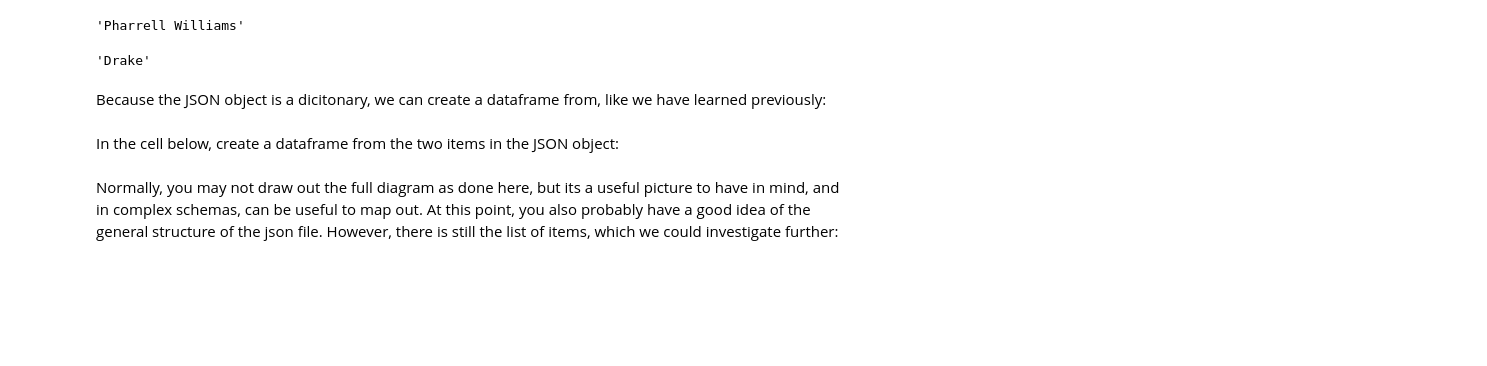
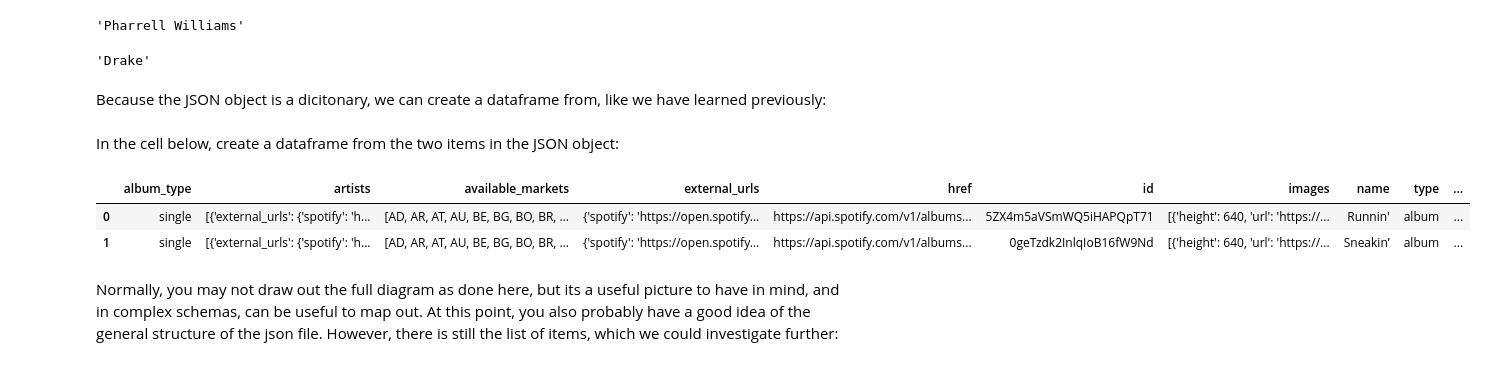
Before and after one commit to learn-co-students/json_apis_mongo_seattle-chicago-ds, a Jupyter notebook: json-api.ipynb, the cells around one changed output. Cells and saved outputs as stored; diff of their text form; code cells hidden in the pictures; blank space fills up the shorter version.

Commit message:
Add solution version of json-api

```diff
--- a/json-api.ipynb
+++ b/json-api.ipynb
@@ -146,6 +153,17 @@ Because the JSON object is a dicitonary, we can create a dataframe from, like we
 In the cell below, create a dataframe from the two items in the JSON object:
 # %%
 # Your code here
+# %%
+#__SOLUTION__
+import pandas as pd
+import numpy as np
+
+df = pd.DataFrame.from_dict(data['albums']['items'])
+df.head()
+# %% [output]
+|  | album_type | artists | available_markets | external_urls | href | id | images | name | type | ... |
+| 0 | single | [{'external_urls': {'spotify': 'h... | [AD, AR, AT, AU, BE, BG, BO, BR, ... | {'spotify': 'https://open.spotify... | https://api.spotify.com/v1/albums... | 5ZX4m5aVSmWQ5iHAPQpT71 | [{'height': 640, 'url': 'https://... | Runnin' | album | ... |
+| 1 | single | [{'external_urls': {'spotify': 'h... | [AD, AR, AT, AU, BE, BG, BO, BR, ... | {'spotify': 'https://open.spotify... | https://api.spotify.com/v1/albums... | 0geTzdk2InlqIoB16fW9Nd | [{'height': 640, 'url': 'https://... | Sneakin’ | album | ... |
 # %% [markdown]
 Normally, you may not draw out the full diagram as done here, but its a useful picture to have in mind, and in complex schemas, can be useful to map out. At this point, you also probably have a good idea of the general structure of the json file. However, there is still the list of items, which we could investigate further:
 # %% [markdown]
```
Also changed, not shown: parts of 2 cells of this notebook.
